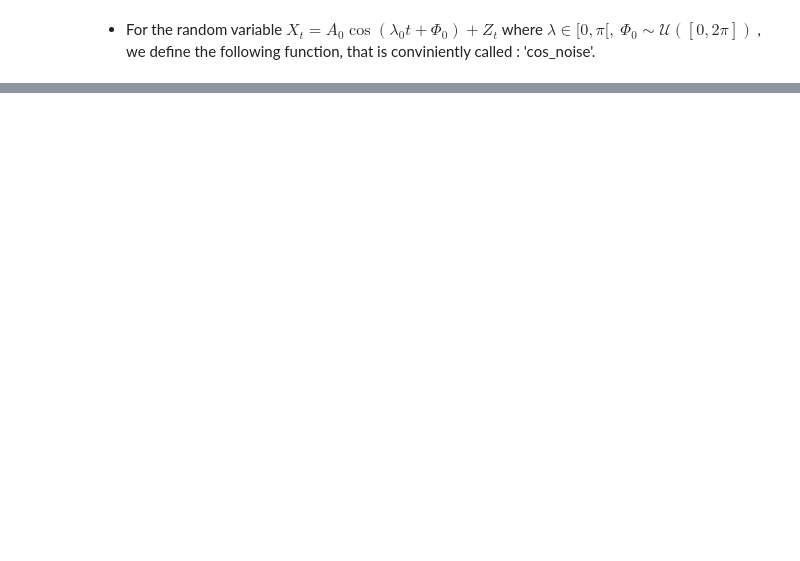
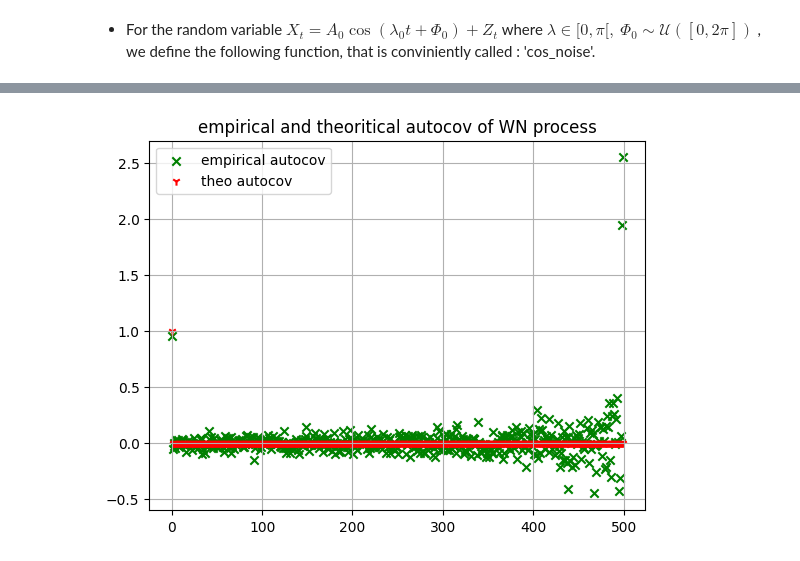
Before and after one commit to KHOUTAIBI/TSIA-TP, a Jupyter notebook: Rendu_TP-1.ipynb, the cells around one changed output, grey strips where cells are left out. Saved outputs shown, nothing was run; the diff lists cells and outputs as text; code cells hidden in the pictures; blank space fills up the shorter version.

```diff
--- a/Rendu_TP-1.ipynb
+++ b/Rendu_TP-1.ipynb
@@ -247,0 +234,20 @@ X_3 = np.array([-2.221699284612737, -2.2619607527980756, 0.8863395868722156, 0.9
+# %%
+#This function return theoretical autocov of WN
+def theoretical_autocov_WN(X):
+    autocov = np.zeros_like(X)
+    autocov[0] = sigma**2
+    return autocov
+
+#getting the theoretical autocovariance
+theoretical_autocovariance_WN = theoretical_autocov_WN(X_WN)
+
+#Plotting the results
+#plotting the empirical mean of various random variables
+plt.grid()
+plt.title('empirical and theoritical autocov of WN process')
+plt.scatter(indexes,empirical_autocovariance_WN, label='empirical autocov', color='green' , marker = 'x')
+plt.scatter(indexes,theoretical_autocovariance_WN,label='theo autocov', color='red', marker='1')
+plt.legend()
+plt.show()
+# %% [output]
+[figure, added]
```
Also changed, not shown: parts of 14 cells of this notebook.
